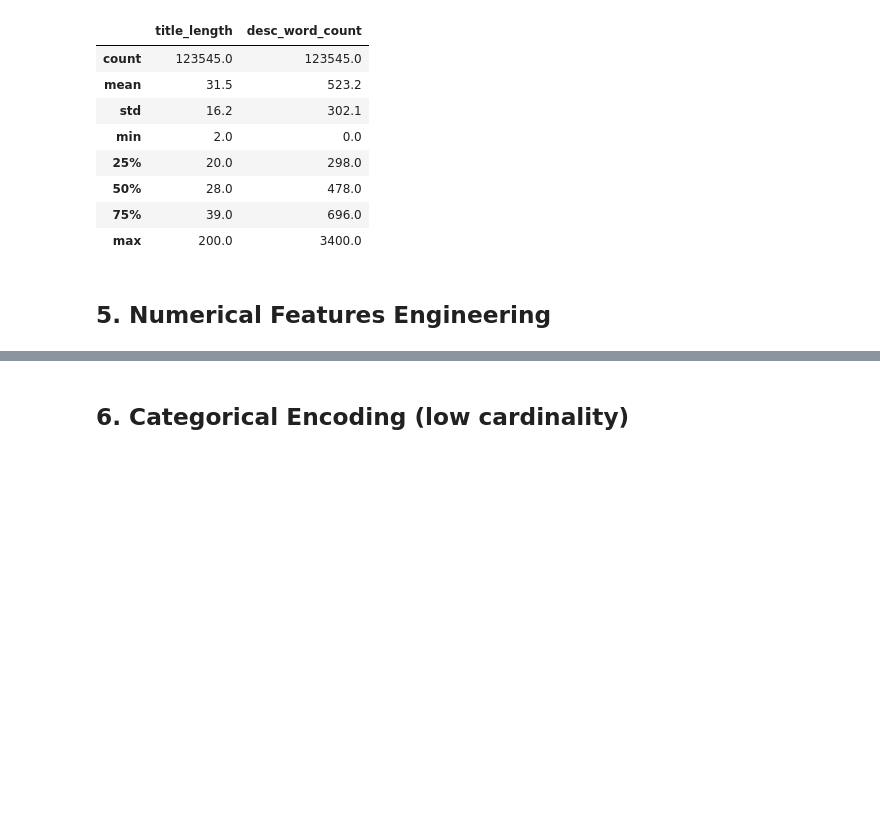
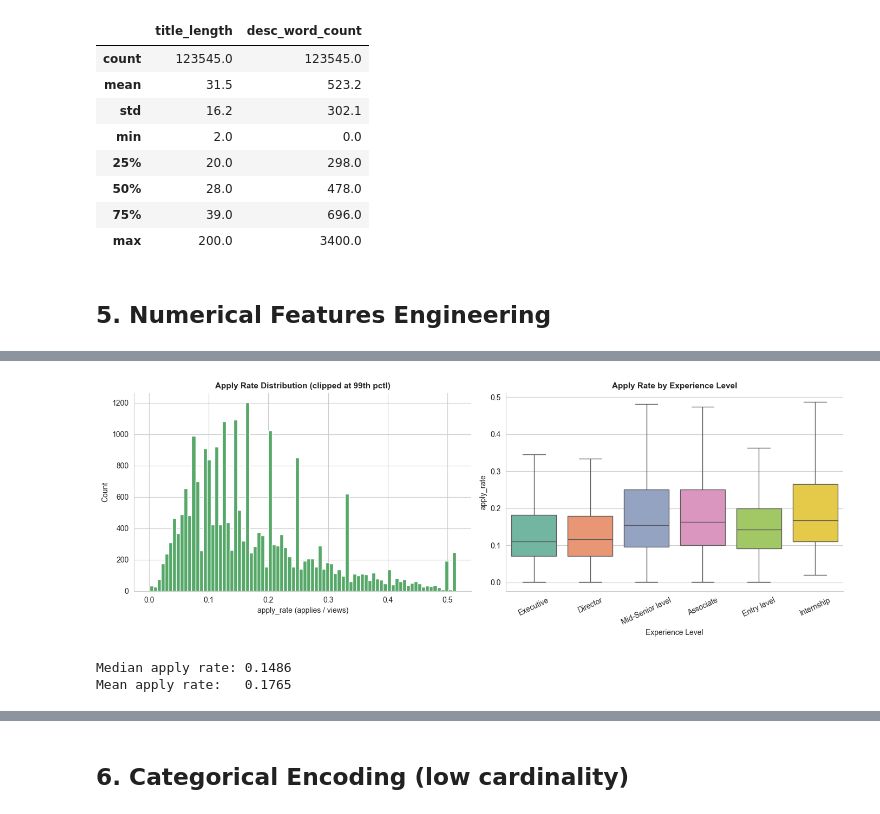
Before and after one commit to ognjenvujovic04/job-intelligence, a Jupyter notebook: notebooks/2.0-ov-feature-engineering.ipynb, the cells around one changed output, grey strips where cells are left out. Cells and saved outputs as stored; diff of their text form; code cells hidden in the pictures; blank space fills up the shorter version.

```diff
--- a/notebooks/2.0-ov-feature-engineering.ipynb
+++ b/notebooks/2.0-ov-feature-engineering.ipynb
@@ -492,0 +696,40 @@ df_fe[['title_length', 'desc_word_count']].describe().round(1)
+# %%
+# ── Apply rate distribution ──
+
+valid_rate = df_fe['apply_rate'].dropna()
+
+fig, axes = plt.subplots(1, 2, figsize=(14, 5))
+
+# Histogram
+axes[0].hist(valid_rate.clip(upper=valid_rate.quantile(0.99)), bins=80,
+             color='#55A868', edgecolor='white')
+axes[0].set_title('Apply Rate Distribution (clipped at 99th pctl)', fontsize=11, fontweight='bold')
+axes[0].set_xlabel('apply_rate (applies / views)')
+axes[0].set_ylabel('Count')
+axes[0].spines[['top', 'right']].set_visible(False)
+
+# Box plot by experience level
+rate_by_exp = df_fe[['apply_rate', 'formatted_experience_level']].dropna()
+if not rate_by_exp.empty:
+    order = ['Executive', 'Director', 'Mid-Senior level',
+             'Associate', 'Entry level', 'Internship']
+
+    sns.boxplot(data=rate_by_exp, x='formatted_experience_level', y='apply_rate',
+                order=order, hue='formatted_experience_level', hue_order=order,
+                palette='Set2', ax=axes[1], showfliers=False, legend=False)
+    axes[1].set_title('Apply Rate by Experience Level', fontsize=11, fontweight='bold')
+    axes[1].set_xlabel('Experience Level')
+    axes[1].set_ylabel('apply_rate')
+    axes[1].tick_params(axis='x', rotation=25)
+    axes[1].spines[['top', 'right']].set_visible(False)
+
+plt.tight_layout()
+plt.show()
+
+# Quick stats
+print(f"Median apply rate: {valid_rate.median():.4f}")
+print(f"Mean apply rate:   {valid_rate.mean():.4f}")
+# %% [output]
+[figure, added]
+Median apply rate: 0.1486
+Mean apply rate:   0.1765
```
Also changed, not shown: parts of 21 cells of this notebook.
